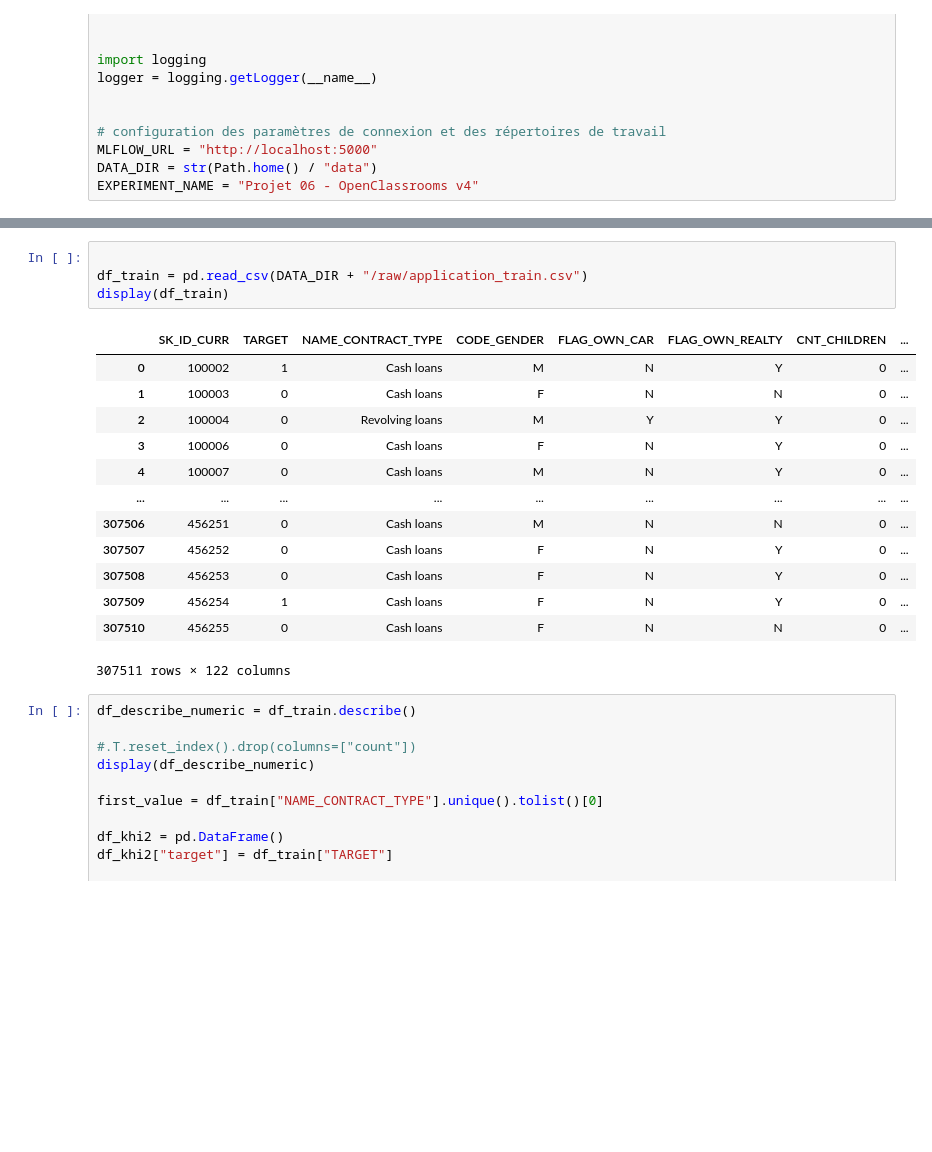
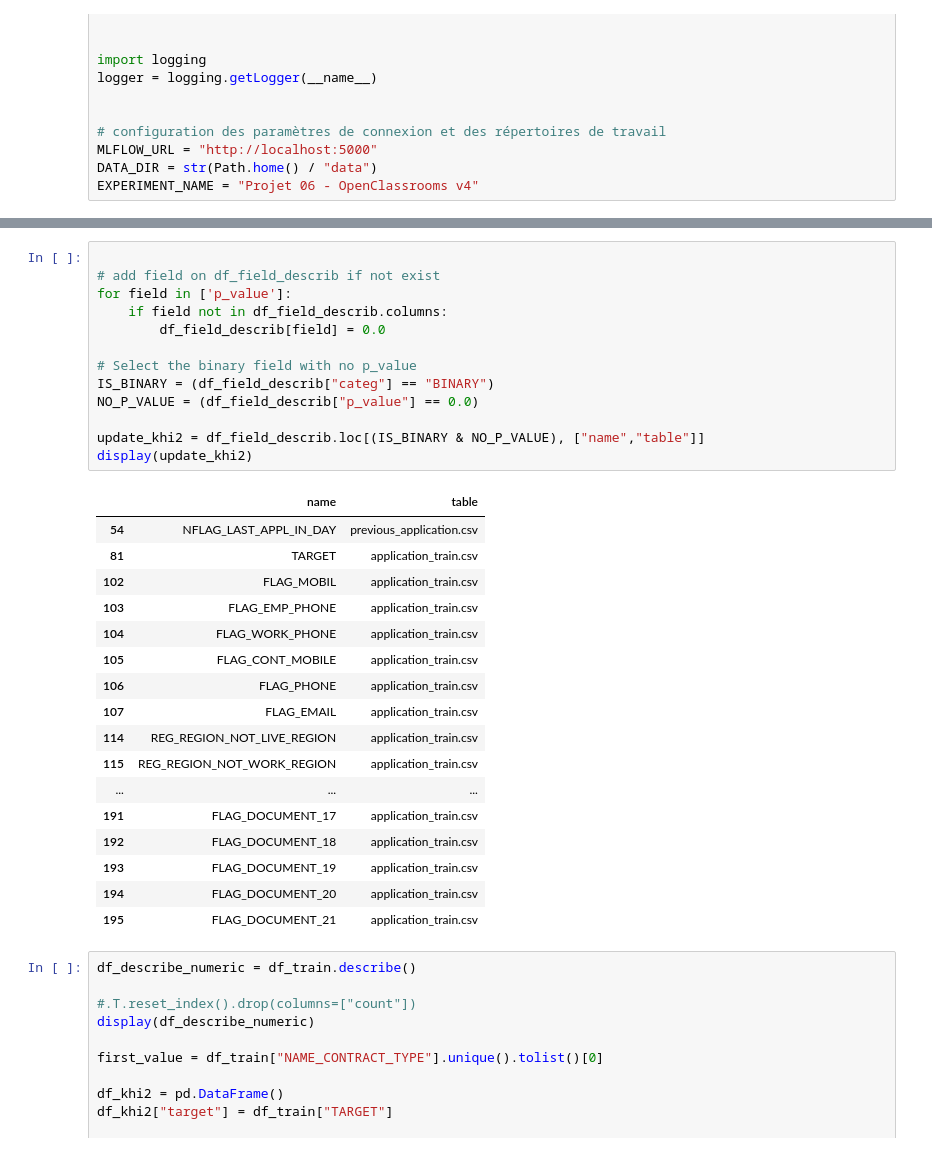
Before and after one commit to joannes59/openclassrooms_projet06, a Jupyter notebook: notebooks/Initiez-vous au MLOps 1-02 exploration.ipynb, the cells around one changed output, grey strips where cells are left out. Cells and saved outputs as stored; diff of their text form; blank space fills up the shorter version.

```diff
--- a/notebooks/Initiez-vous au MLOps 1-02 exploration.ipynb
+++ b/notebooks/Initiez-vous au MLOps 1-02 exploration.ipynb
@@ -97,21 +126,34 @@ display(mcd)
 # %%
 
-df_train = pd.read_csv(DATA_DIR + "/raw/application_train.csv")
-display(df_train)
+# add field on df_field_describ if not exist
+for field in ['p_value']:
+    if field not in df_field_describ.columns:
+        df_field_describ[field] = 0.0
+
+# Select the binary field with no p_value
+IS_BINARY = (df_field_describ["categ"] == "BINARY")
+NO_P_VALUE = (df_field_describ["p_value"] == 0.0)
+
+update_khi2 = df_field_describ.loc[(IS_BINARY & NO_P_VALUE), ["name","table"]]
+display(update_khi2)
 # %% [output]
-|  | SK_ID_CURR | TARGET | NAME_CONTRACT_TYPE | CODE_GENDER | FLAG_OWN_CAR | FLAG_OWN_REALTY | CNT_CHILDREN | ... |
-| 0 | 100002 | 1 | Cash loans | M | N | Y | 0 | ... |
-| 1 | 100003 | 0 | Cash loans | F | N | N | 0 | ... |
-| 2 | 100004 | 0 | Revolving loans | M | Y | Y | 0 | ... |
-| 3 | 100006 | 0 | Cash loans | F | N | Y | 0 | ... |
-| 4 | 100007 | 0 | Cash loans | M | N | Y | 0 | ... |
-| ... | ... | ... | ... | ... | ... | ... | ... | ... |
-| 307506 | 456251 | 0 | Cash loans | M | N | N | 0 | ... |
-| 307507 | 456252 | 0 | Cash loans | F | N | Y | 0 | ... |
-| 307508 | 456253 | 0 | Cash loans | F | N | Y | 0 | ... |
-| 307509 | 456254 | 1 | Cash loans | F | N | Y | 0 | ... |
-| 307510 | 456255 | 0 | Cash loans | F | N | N | 0 | ... |
+|  | name | table |
+| 54 | NFLAG_LAST_APPL_IN_DAY | previous_application.csv |
+| 81 | TARGET | application_train.csv |
+| 102 | FLAG_MOBIL | application_train.csv |
+| 103 | FLAG_EMP_PHONE | application_train.csv |
+| 104 | FLAG_WORK_PHONE | application_train.csv |
+| 105 | FLAG_CONT_MOBILE | application_train.csv |
+| 106 | FLAG_PHONE | application_train.csv |
+| 107 | FLAG_EMAIL | application_train.csv |
+| 114 | REG_REGION_NOT_LIVE_REGION | application_train.csv |
+| 115 | REG_REGION_NOT_WORK_REGION | application_train.csv |
+| ... | ... | ... |
+| 191 | FLAG_DOCUMENT_17 | application_train.csv |
+| 192 | FLAG_DOCUMENT_18 | application_train.csv |
+| 193 | FLAG_DOCUMENT_19 | application_train.csv |
+| 194 | FLAG_DOCUMENT_20 | application_train.csv |
+| 195 | FLAG_DOCUMENT_21 | application_train.csv |
-307511 rows × 122 columns
 # %%
 df_describe_numeric = df_train.describe()
 
```
Also changed, not shown: parts of 1 cell of this notebook, 1 other file.
